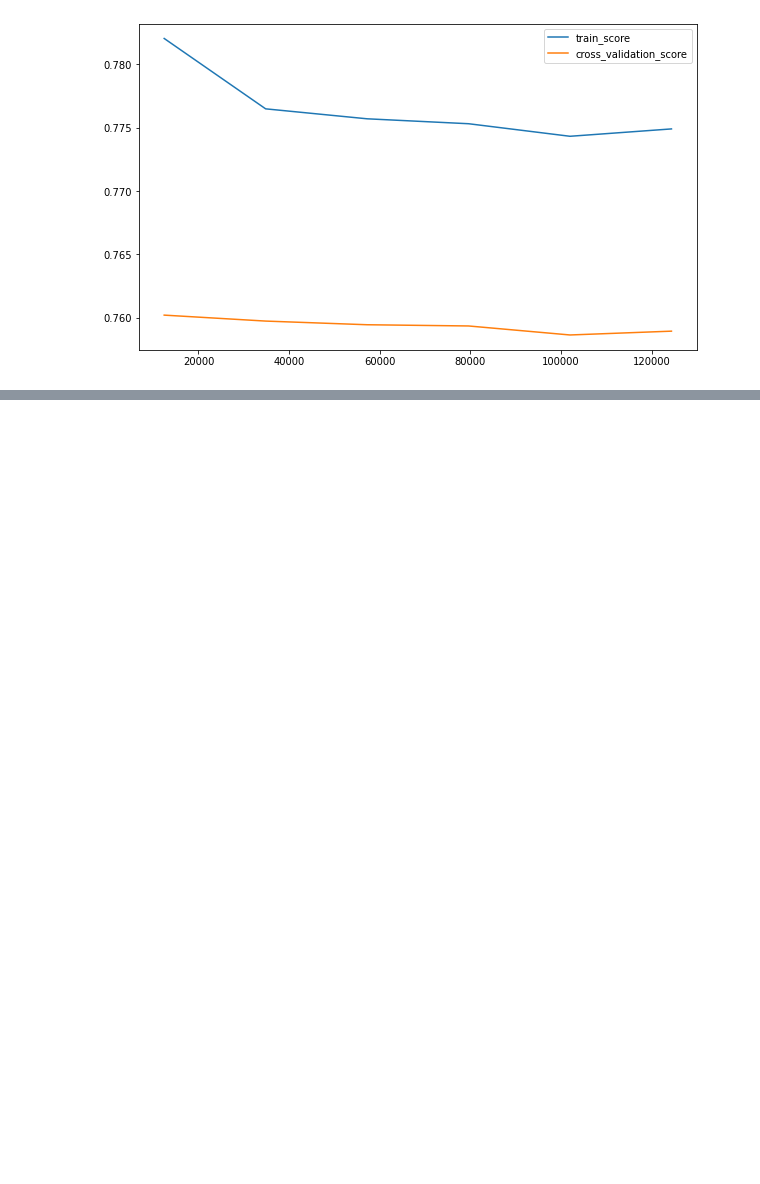
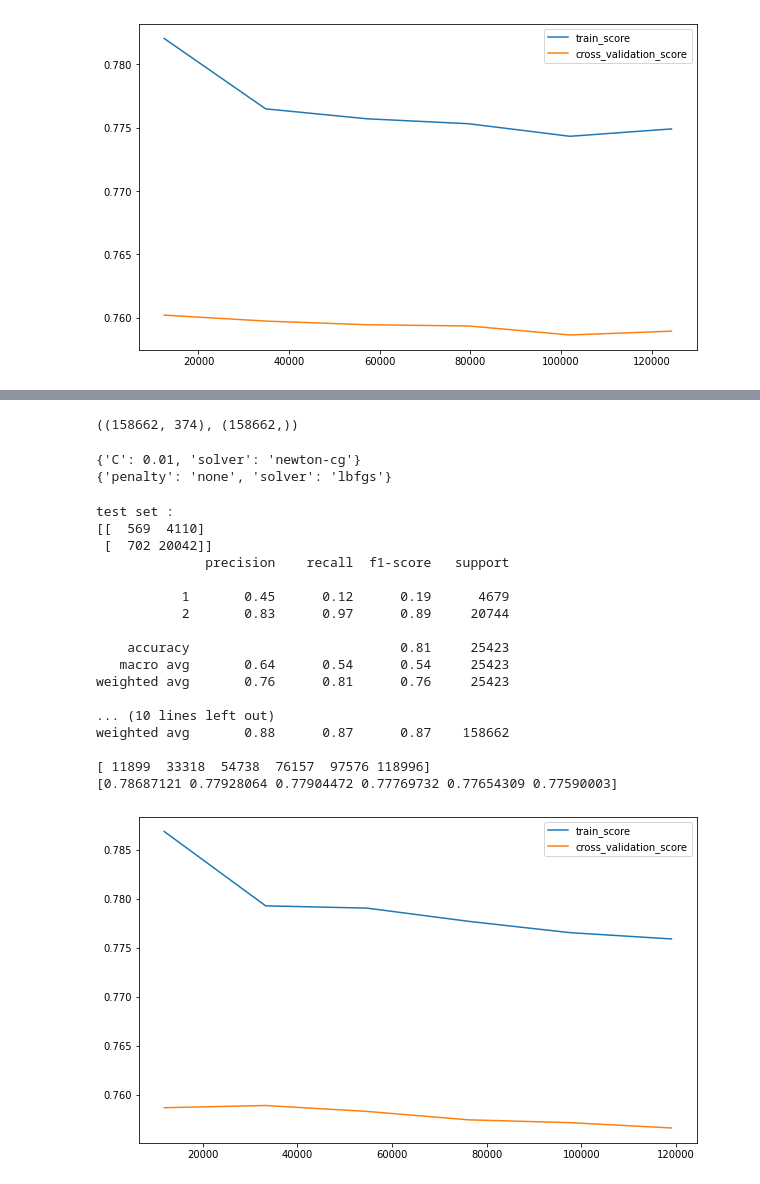
Before and after one commit to christian235711/Predict_models_fdf21, a Jupyter notebook: FDF21_logistic_regression_quali.ipynb, the cells around one changed output, grey strips where cells are left out. Drawn from its saved outputs; the diff is of its cells as text; code cells hidden in the pictures; blank space fills up the shorter version.

Commit message:
under-sampling over-sampling dummies all features

```diff
--- a/FDF21_logistic_regression_quali.ipynb
+++ b/FDF21_logistic_regression_quali.ipynb
@@ -572,3 +656,55 @@ weighted avg       0.89      0.88      0.87    165830
+# %%
+# Résultat du traitement sur le train set (under-sampling et over-sampling)
+abc_test = pd.read_csv("/content/drive/MyDrive/spad_score_method_1/spad_projection_FDFTOT21/val_all_spad_under_over_sampling.txt", delim_whitespace="\t", header = None, low_memory=False, dtype="Int64" ) #, dtype='Int64')
+abc_np = abc_test.to_numpy(dtype="Int64")
+
+X_resampled = abc_np[:,:-1]
+y_resampled = abc_np[:, abc_np.shape[1] -1 ]
+# %%
+X_resampled.shape, y_resampled.shape
+# %% [output]
+((158662, 374), (158662,))
+# %%
+model_reg_logistic = LogisticRegression(random_state =0, max_iter= 10000, class_weight="balanced" )
+
+param = {'C':[0.01,0.1,1], 'solver': ['liblinear','newton-cg', 'lbfgs']} #avec penalty l1 et l2
+
+grid_reg_logistic = GridSearchCV(model_reg_logistic, param_grid = param, cv=5, scoring ='recall', n_jobs = 2 )
+resultat_reg_logistic = grid_reg_logistic.fit(X_resampled, y_resampled)
+print(resultat_reg_logistic.best_params_)
+
+param = {'solver': ['newton_cg','lbfgs'], 'penalty':['none']} #sans penalty
+
+grid_reg_logistic = GridSearchCV(model_reg_logistic, param_grid = param, cv=5, scoring ='recall', n_jobs=2 )
+resultat_reg_logistic = grid_reg_logistic.fit(X_resampled, y_resampled)
+print(resultat_reg_logistic.best_params_)
+# %% [output]
+{'C': 0.01, 'solver': 'newton-cg'}
+{'penalty': 'none', 'solver': 'lbfgs'}
+# %%
+model_17_cw = LogisticRegression(random_state =0,C=0.01 , solver="newton-cg", max_iter= 10000, class_weight="balanced")
+#model_17_cw = LogisticRegression(random_state =0, solver="lbfgs", penalty="none", max_iter= 10000, class_weight="balanced")
+
+evaluation(model_17_cw, X_resampled, y_resampled, test_X_s, test_Y_s, scoring="recall" )
+# %% [output]
+test set :
+[[  569  4110]
+ [  702 20042]]
+              precision    recall  f1-score   support
+
+           1       0.45      0.12      0.19      4679
+           2       0.83      0.97      0.89     20744
+
+    accuracy                           0.81     25423
+   macro avg       0.64      0.54      0.54     25423
+weighted avg       0.76      0.81      0.76     25423
+
+... (10 lines left out)
+weighted avg       0.88      0.87      0.87    158662
+
+[ 11899  33318  54738  76157  97576 118996]
+[0.78687121 0.77928064 0.77904472 0.77769732 0.77654309 0.77590003]
+[figure, added]
 # %%
 #####################################################################################
 ###################################################################################
```
Also changed, not shown: parts of 8 cells of this notebook.
